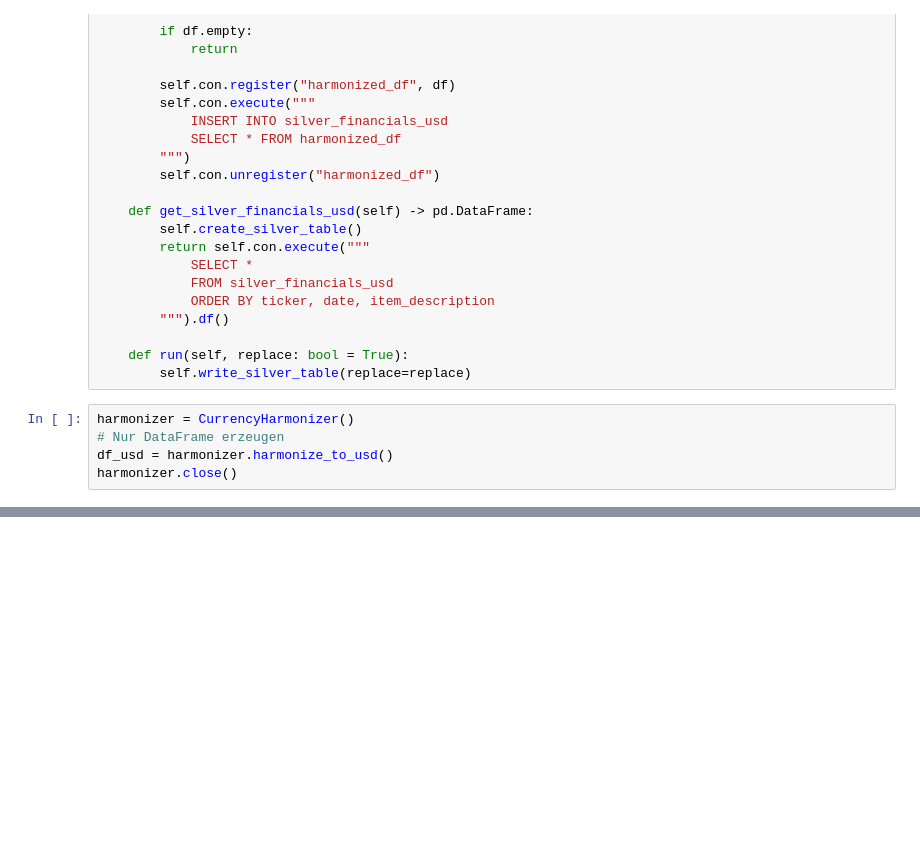
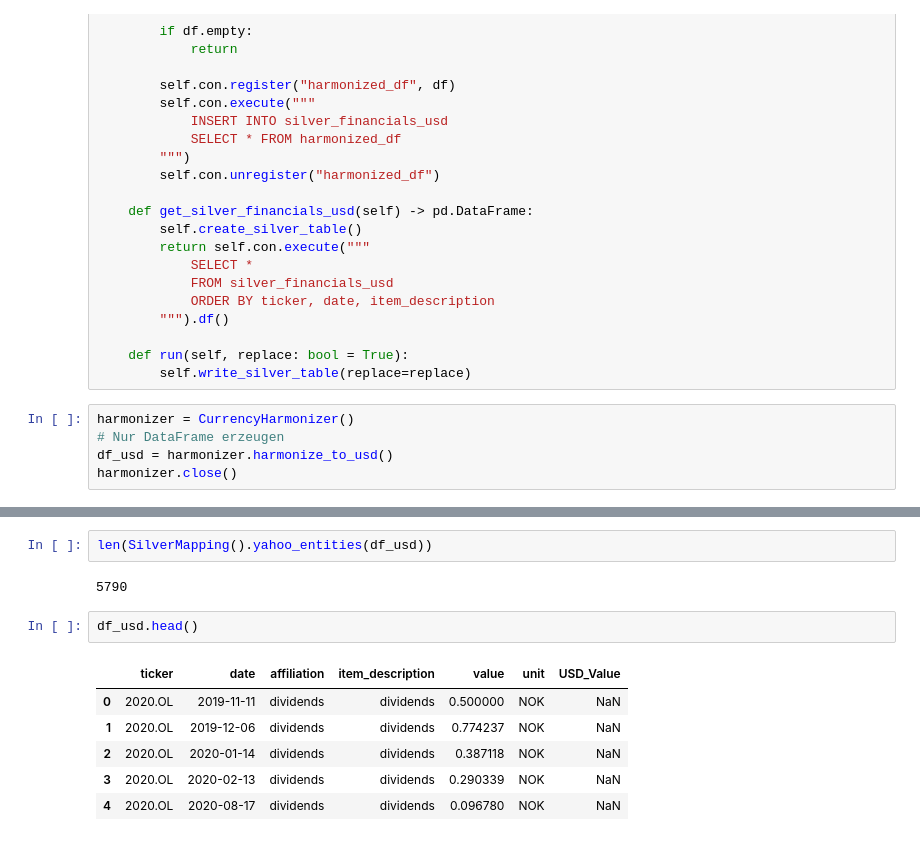
Before and after one commit to KonradSchumacher/DivAnalysisGNN, a Jupyter notebook: src/02_Silver/YahooFinance_Silver.ipynb, the cells around one changed output, grey strips where cells are left out. Cells and saved outputs as stored; diff of their text form; blank space fills up the shorter version.

```diff
--- a/src/02_Silver/YahooFinance_Silver.ipynb
+++ b/src/02_Silver/YahooFinance_Silver.ipynb
@@ -812,0 +775,13 @@ harmonizer.close()
+# %%
+len(SilverMapping().yahoo_entities(df_usd))
+# %% [output]
+5790
+# %%
+df_usd.head()
+# %% [output]
+|  | ticker | date | affiliation | item_description | value | unit | USD_Value |
+| 0 | 2020.OL | 2019-11-11 | dividends | dividends | 0.500000 | NOK | NaN |
+| 1 | 2020.OL | 2019-12-06 | dividends | dividends | 0.774237 | NOK | NaN |
+| 2 | 2020.OL | 2020-01-14 | dividends | dividends | 0.387118 | NOK | NaN |
+| 3 | 2020.OL | 2020-02-13 | dividends | dividends | 0.290339 | NOK | NaN |
+| 4 | 2020.OL | 2020-08-17 | dividends | dividends | 0.096780 | NOK | NaN |
```
Also changed, not shown: parts of 9 cells of this notebook, 1 other file.
